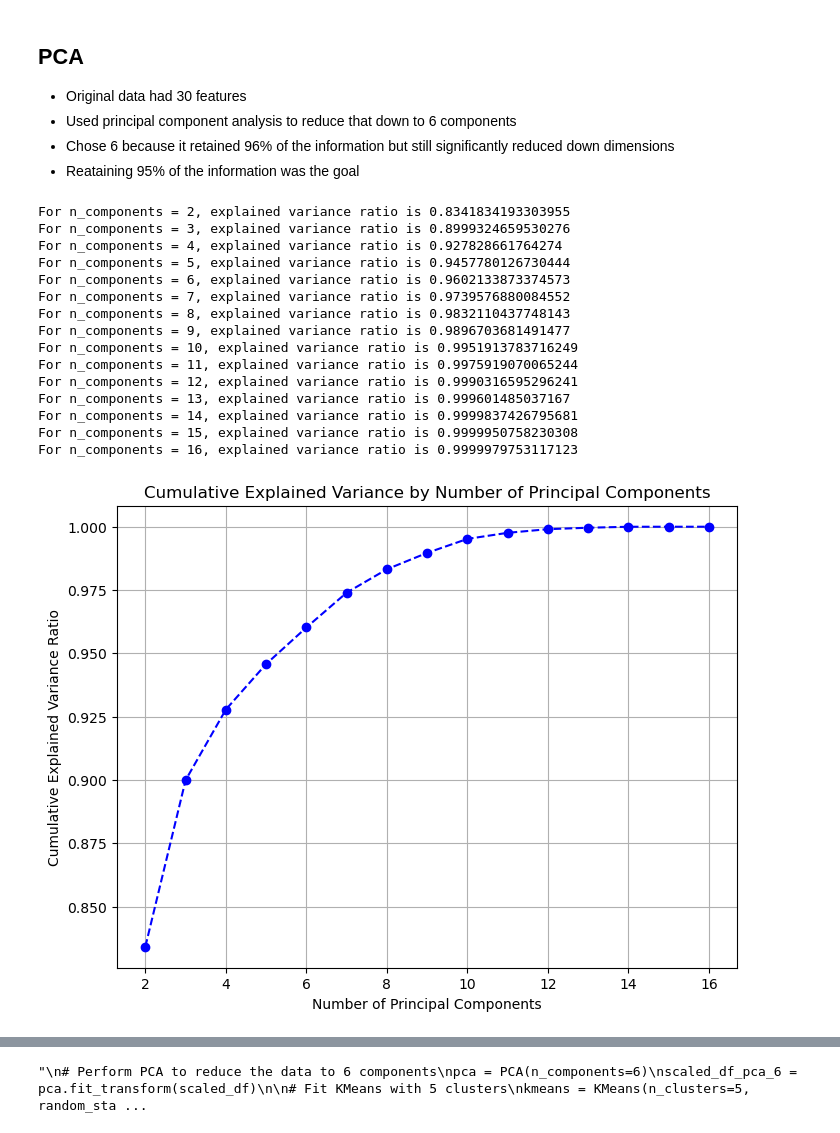
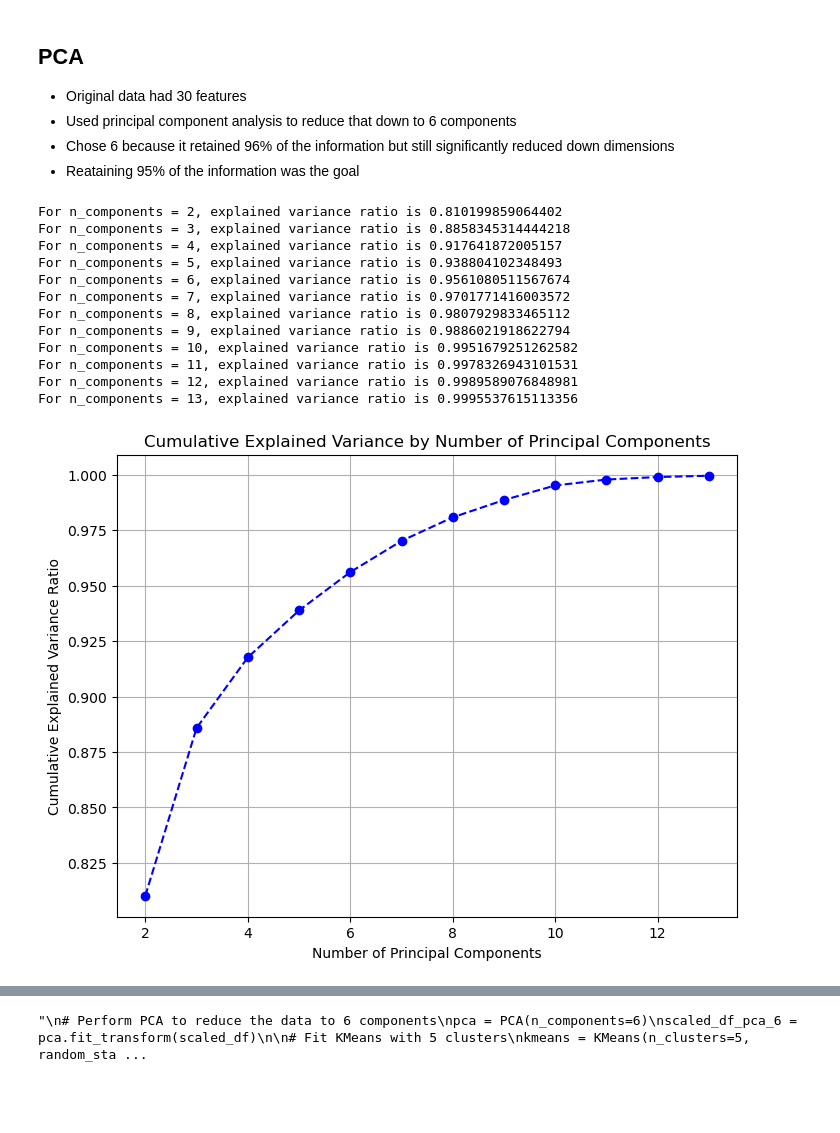
Before and after one commit to nazstephen/NBA-Archetypes, a Jupyter notebook: NBA Archetypes.ipynb, the cells around one changed output, grey strips where cells are left out. Cells and saved outputs as stored; diff of their text form; code cells hidden in the pictures; blank space fills up the shorter version.

```diff
--- a/NBA Archetypes.ipynb
+++ b/NBA Archetypes.ipynb
@@ -194,7 +194,7 @@ column_mapping = {
     'Tm': 'Team',
     'G': 'Games Played',
     'GS': 'Games Started',
-    'MP': 'Minutes Per Game',
+    'MP': 'Minutes Played',
     'FG': 'Field Goals Made',
     'FGA': 'Field Goals Attempted',
     'FG%': 'Field Goal Percentage',
@@ -233,7 +233,9 @@ df = df.drop(columns=['Age',
                       'Two-Point Field Goal Percentage',
                       'Effective Field Goal Percentage',
                       'Free Throw Percentage',
-                      'Total Rebounds'
+                      'Total Rebounds',
+                      'Field Goals Made',
+                      'Field Goals Attempted'
                       ])
 # %% [markdown]
 1) Rank ('Rk'): This is just an identifier of player rank and does not represent a player's performance, so it does not contribute to clustering.
@@ -248,9 +250,9 @@ aggregated_df = df.groupby('Player Name').agg({
     #'Age': 'first',  # Use the first occurrence of age, assuming age doesn’t change within a season
     #'Games Played': 'sum',  # Total games played
     #'Games Started': 'sum',  # Total games started
-    'Minutes Per Game': 'sum',  # Total minutes played
-    'Field Goals Made': 'sum',  # Total field goals made
-    'Field Goals Attempted': 'sum',  # Total field goals attempted
+    'Minutes Played': 'sum',  # Total minutes played
+    #'Field Goals Made': 'sum',  # Total field goals made
+    #'Field Goals Attempted': 'sum',  # Total field goals attempted
     #'Field Goal Percentage': 'mean',
     'Three-Point Field Goals Made': 'sum',  # Total three-pointers made
     'Three-Point Field Goals Attempted': 'sum',  # Total three-point attempts
@@ -269,8 +271,8 @@ aggregated_df = df.groupby('Player Name').agg({
     'Steals': 'sum',  # Total steals
     'Blocks': 'sum',  # Total blocks
     'Turnovers': 'sum',  # Total turnovers
-    'Personal Fouls': 'sum',  # Total personal fouls
-    'Points': 'sum'   # Total points scored
+    'Personal Fouls': 'sum'  # Total personal fouls
+    #'Points': 'sum'   # Total points scored
 }).reset_index()
 
 # Verify the aggregated data
@@ -390,36 +392,33 @@ plt.show()
 # %%
 variance_list = []
 
-for n_components in range(2,17):
+for n_components in range(2,14):
     pca = PCA(n_components=n_components)
     components = pca.fit_transform(scaled_df)
     variance = sum(pca.explained_variance_ratio_)
     variance_list.append(variance)
     print("For n_components = {}, explained variance ratio is {}".format(n_components, variance))
 
 plt.figure(figsize=(8, 6))
-plt.plot(range(2, 17), variance_list, marker='o', linestyle='--', color='b')
+plt.plot(range(2, 14), variance_list, marker='o', linestyle='--', color='b')
 plt.title('Cumulative Explained Variance by Number of Principal Components')
 plt.xlabel('Number of Principal Components')
 plt.ylabel('Cumulative Explained Variance Ratio')
 plt.grid(True)
 plt.show()
 # %% [output]
-For n_components = 2, explained variance ratio is 0.8341834193303955
-For n_components = 3, explained variance ratio is 0.8999324659530276
-For n_components = 4, explained variance ratio is 0.927828661764274
-For n_components = 5, explained variance ratio is 0.9457780126730444
-For n_components = 6, explained variance ratio is 0.9602133873374573
-For n_components = 7, explained variance ratio is 0.9739576880084552
-For n_components = 8, explained variance ratio is 0.9832110437748143
-For n_components = 9, explained variance ratio is 0.9896703681491477
-For n_components = 10, explained variance ratio is 0.9951913783716249
-For n_components = 11, explained variance ratio is 0.9975919070065244
-For n_components = 12, explained variance ratio is 0.9990316595296241
-For n_components = 13, explained variance ratio is 0.999601485037167
-For n_components = 14, explained variance ratio is 0.9999837426795681
-For n_components = 15, explained variance ratio is 0.9999950758230308
-For n_components = 16, explained variance ratio is 0.9999979753117123
+For n_components = 2, explained variance ratio is 0.810199859064402
+For n_components = 3, explained variance ratio is 0.8858345314444218
+For n_components = 4, explained variance ratio is 0.917641872005157
+For n_components = 5, explained variance ratio is 0.938804102348493
+For n_components = 6, explained variance ratio is 0.9561080511567674
+For n_components = 7, explained variance ratio is 0.9701771416003572
+For n_components = 8, explained variance ratio is 0.9807929833465112
+For n_components = 9, explained variance ratio is 0.9886021918622794
+For n_components = 10, explained variance ratio is 0.9951679251262582
+For n_components = 11, explained variance ratio is 0.9978326943101531
+For n_components = 12, explained variance ratio is 0.9989589076848981
+For n_components = 13, explained variance ratio is 0.9995537615113356
-[figure, old version]
+[figure, new version]
 # %%
 # Perform PCA to reduce data to 6 components
```
Also changed, not shown: parts of 19 cells of this notebook.
